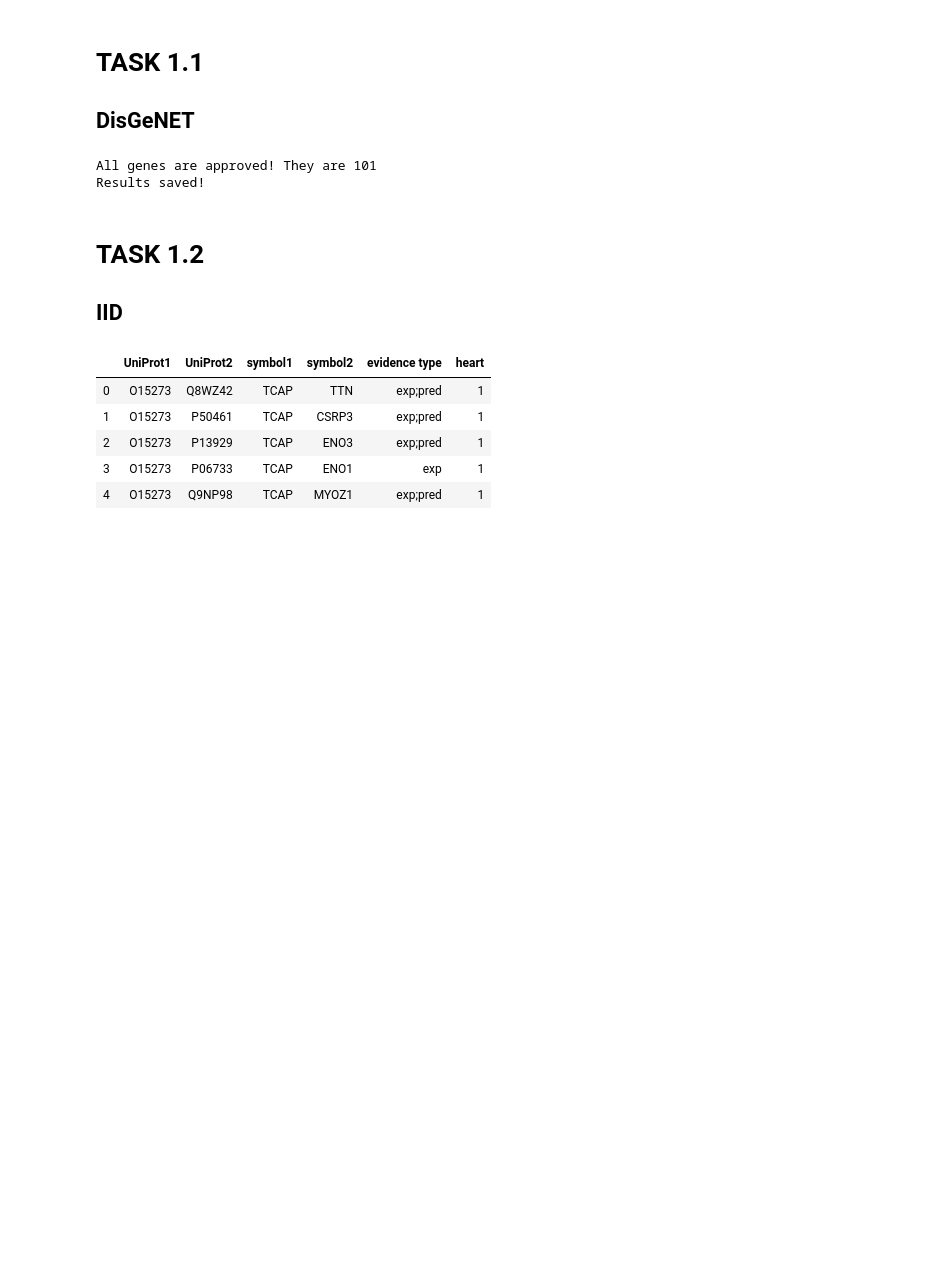
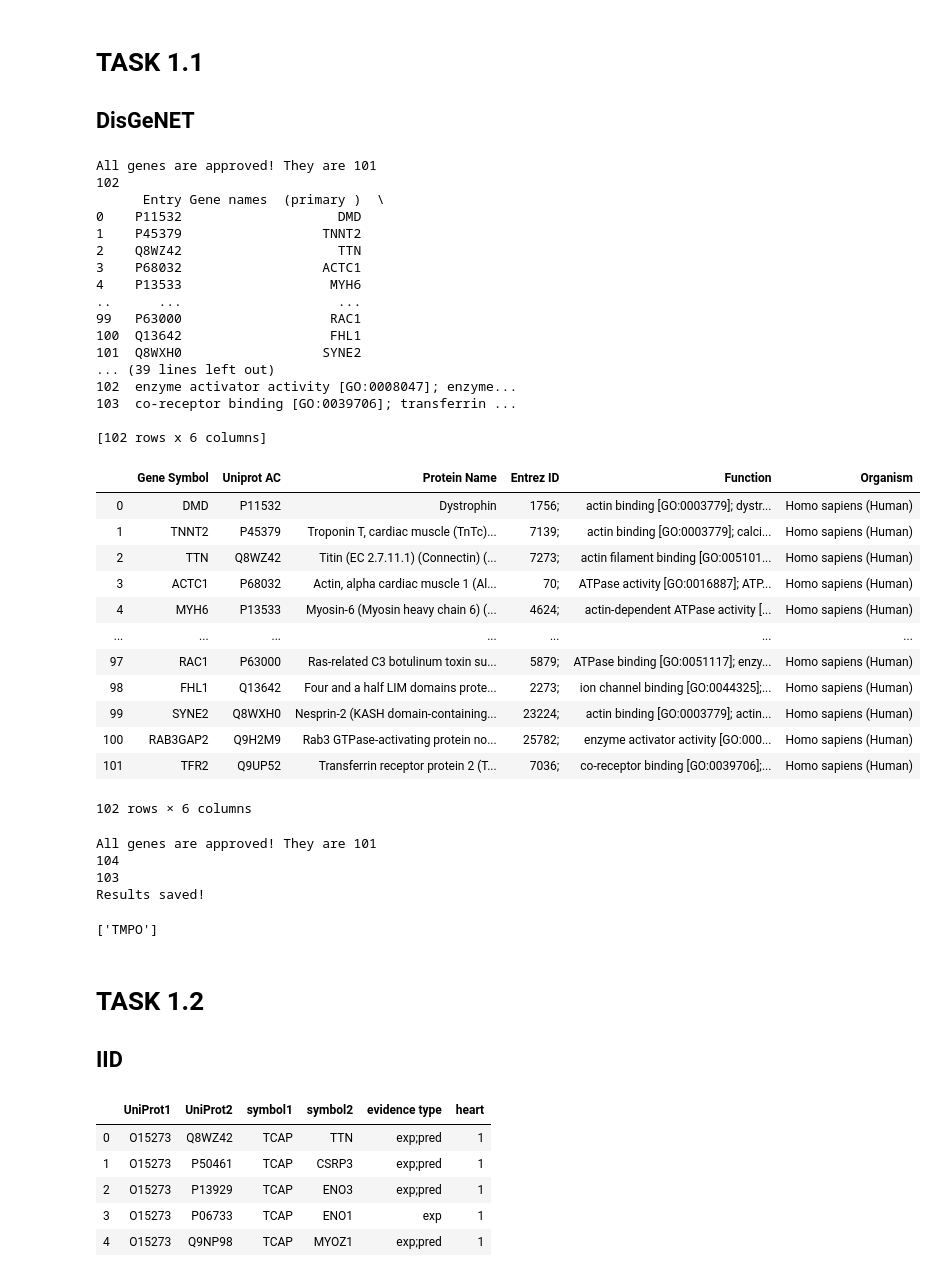
Before and after one commit to LivLilli/Network-Medicine-Dilated-Cardiomyopathy, a Jupyter notebook: part_1.ipynb, the cells around one changed output. Cells and saved outputs as stored; diff of their text form; code cells hidden in the pictures; blank space fills up the shorter version.

Commit message:
task 1.1: fixed code

```diff
--- a/part_1.ipynb
+++ b/part_1.ipynb
@@ -32,16 +32,16 @@ class task_1_1(object):
         '''
         summary_df = pd.read_csv(self.summary_file, sep='\t')
         return summary_df
+    '''
+    def gda_multy_entry_rows(self):
 
-    def multy_entry_rows(self):
-        '''
         Returns:
 
             - gene-disease association dataframe in which genes with 2 uniprot entries on the same row
                 are distributed on as many rows as the number of their entries (in our case, the
                 gene is TMPO and it has 2 entries: we build 2 rows for the same gene, each one with one of
                 its entry).
-        '''
+
         summary_df = self.gda_dataframe()
         # list of UniProt col values
         col_uniprot = list(summary_df.UniProt)
@@ -63,7 +63,7 @@ class task_1_1(object):
         # adding the new row to df
         summary_df.loc[len(summary_df)] = row_to_update
         return summary_df
-
+    '''
     def hgnc_dataframe(self):
         '''
         Returns:
@@ -79,6 +79,7 @@ class task_1_1(object):
 
             - list of seed genes approved by HGNC database.
         '''
+        summary_df = self.gda_dataframe()
         # hgnc df
         hgnc_df = self.hgnc_dataframe()
         # save approved genes
@@ -94,14 +95,6 @@ class task_1_1(object):
             print('Not all genes are approved. Check!')
         return approved_genes
 
-    def uniprot_dataframe(self):
-        '''
-        Returns:
-
-            - Uniprot dataframe.
-        '''
-        uni_df = pd.read_excel(self.uniprot_file)
-        return uni_df
 
     def uniprot_filter(self):
         '''
@@ -109,7 +102,10 @@ class task_1_1(object):
 
             - final dataframe of seed genes, with informations extracted from UniProt dataframe
         '''
-        final_df = self.uniprot_dataframe()
+        uni_df = pd.read_excel(self.uniprot_file)
+        seeds = self.check_genes_approvation()
+        # considering seeds in uniprot
+        final_df = uni_df[uni_df['Gene names  (primary )'].isin(seeds)]
         #renaming cols
         original_cols = list(final_df.columns)
         new_cols = ['Uniprot AC','Gene Symbol', 'Protein Name', 'Organism', 'Entrez ID', 'Function']
@@ -120,6 +116,17 @@ class task_1_1(object):
         final_df = final_df[['Gene Symbol', 'Uniprot AC', 'Protein Name', 'Entrez ID', 'Function', 'Organism']]
         return final_df
 
+    def uniprot_duplicated_genes(self):
+        '''
+        Returns:
+
+            - set of seed genes having more uniprot entries
+        '''
+        uniprot_df = self.uniprot_filter()
+        dupl = uniprot_df['Gene Symbol'].duplicated()
+        idx = list(dupl[dupl==True].index)
+        duplicated_genes = list(uniprot_df.loc[idx]['Gene Symbol'])
+        return duplicated_genes
     def save_results(self):
         '''
         Returns:
@@ -135,16 +142,58 @@ class task_1_1(object):
 
         final_df.to_csv('results/seed_gene_table.csv')
         print('Results saved!')
+# %%
+task_1_1 = task_1_1()
+task_1_1.uniprot_filter()
+# %% [output]
+All genes are approved! They are 101
+102
+      Entry Gene names  (primary )  \
+0    P11532                    DMD
+1    P45379                  TNNT2
+2    Q8WZ42                    TTN
+3    P68032                  ACTC1
+4    P13533                   MYH6
+..      ...                    ...
+99   P63000                   RAC1
+100  Q13642                   FHL1
+101  Q8WXH0                  SYNE2
+... (39 lines left out)
+102  enzyme activator activity [GO:0008047]; enzyme...
+103  co-receptor binding [GO:0039706]; transferrin ...
+
+[102 rows x 6 columns]
+|  | Gene Symbol | Uniprot AC | Protein Name | Entrez ID | Function | Organism |
+| 0 | DMD | P11532 | Dystrophin | 1756; | actin binding [GO:0003779]; dystr... | Homo sapiens (Human) |
+| 1 | TNNT2 | P45379 | Troponin T, cardiac muscle (TnTc)... | 7139; | actin binding [GO:0003779]; calci... | Homo sapiens (Human) |
+| 2 | TTN | Q8WZ42 | Titin (EC 2.7.11.1) (Connectin) (... | 7273; | actin filament binding [GO:005101... | Homo sapiens (Human) |
+| 3 | ACTC1 | P68032 | Actin, alpha cardiac muscle 1 (Al... | 70; | ATPase activity [GO:0016887]; ATP... | Homo sapiens (Human) |
+| 4 | MYH6 | P13533 | Myosin-6 (Myosin heavy chain 6) (... | 4624; | actin-dependent ATPase activity [... | Homo sapiens (Human) |
+| ... | ... | ... | ... | ... | ... | ... |
+| 97 | RAC1 | P63000 | Ras-related C3 botulinum toxin su... | 5879; | ATPase binding [GO:0051117]; enzy... | Homo sapiens (Human) |
+| 98 | FHL1 | Q13642 | Four and a half LIM domains prote... | 2273; | ion channel binding [GO:0044325];... | Homo sapiens (Human) |
+| 99 | SYNE2 | Q8WXH0 | Nesprin-2 (KASH domain-containing... | 23224; | actin binding [GO:0003779]; actin... | Homo sapiens (Human) |
+| 100 | RAB3GAP2 | Q9H2M9 | Rab3 GTPase-activating protein no... | 25782; | enzyme activator activity [GO:000... | Homo sapiens (Human) |
+| 101 | TFR2 | Q9UP52 | Transferrin receptor protein 2 (T... | 7036; | co-receptor binding [GO:0039706];... | Homo sapiens (Human) |
+102 rows × 6 columns
 # %%
 ### task 1.1
 task_1_1 = task_1_1()
 # list of seed genes and check hgnc seeds approvation
 approved_genes = task_1_1.check_genes_approvation()
+# set of seed genes having more uniprot entries
+duplicated_genes = task_1_1.uniprot_duplicated_genes()
 # save task 1.1 results
 task_1_1.save_results()
 # %% [output]
 All genes are approved! They are 101
+104
+103
 Results saved!
+# %%
+duplicated_genes
+# %% [output]
+['TMPO']
 # %% [markdown]
 # TASK 1.2
 
```
